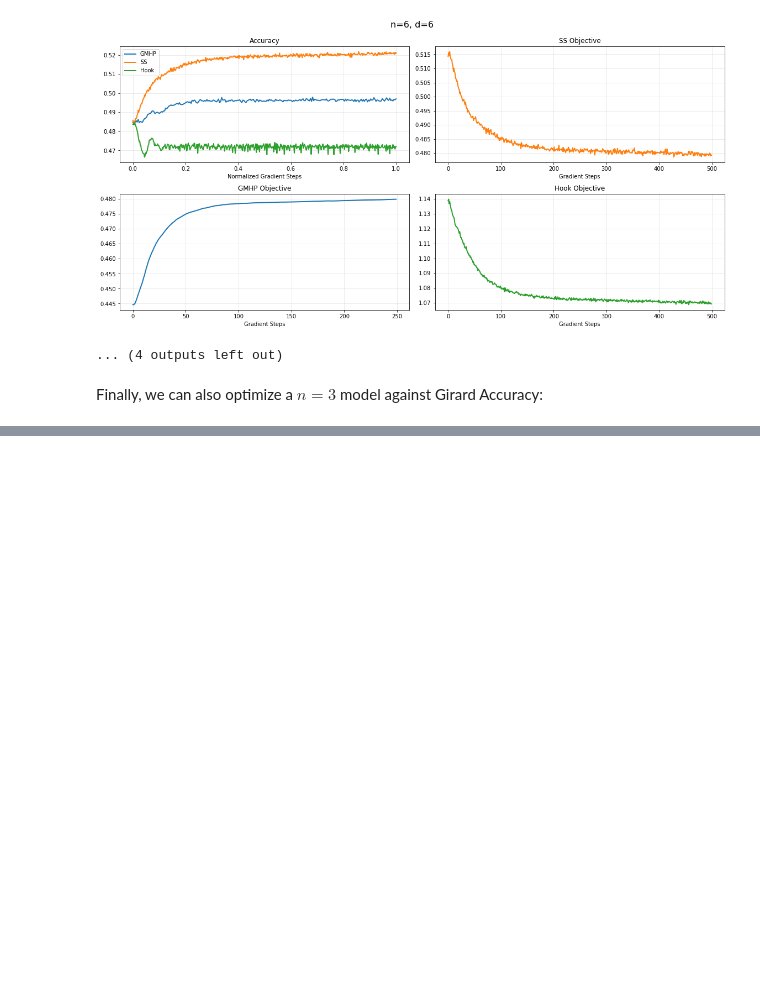
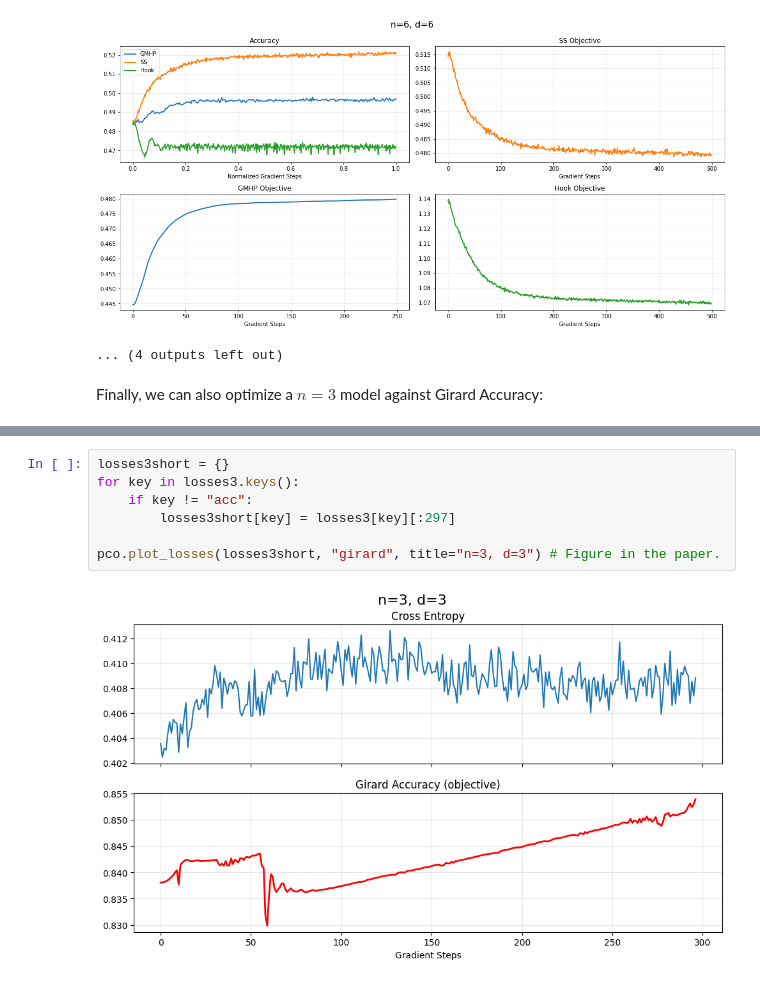
Before and after one commit to GabrielDWu/piecewise-constant-objectives, a Jupyter notebook: plots.ipynb, the cells around one changed output, grey strips where cells are left out. Drawn from its saved outputs; the diff is of its cells as text; blank space fills up the shorter version.

```diff
--- a/notebooks/plots.ipynb
+++ b/plots.ipynb
@@ -294,0 +293,9 @@ KeyboardInterrupt:
+# %%
+losses3short = {}
+for key in losses3.keys():
+    if key != "acc":
+        losses3short[key] = losses3[key][:297]
+
+pco.plot_losses(losses3short, "girard", title="n=3, d=3") # Figure in the paper.
+# %% [output]
+[figure, added]
```
Also changed, not shown: parts of 3 cells of this notebook, 2 other files.
